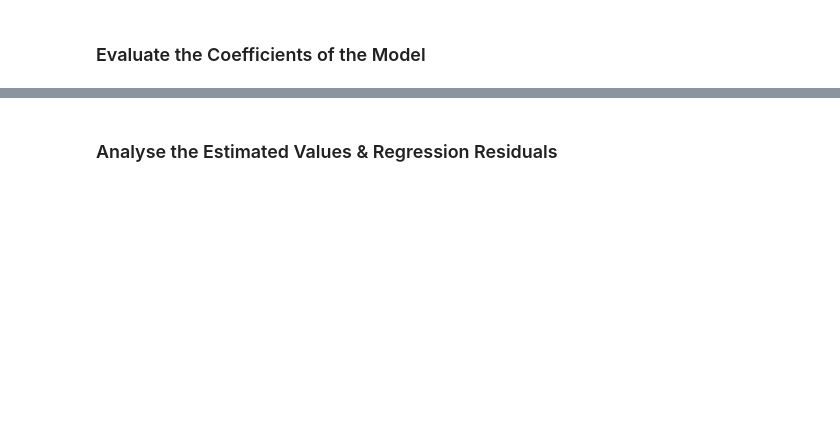
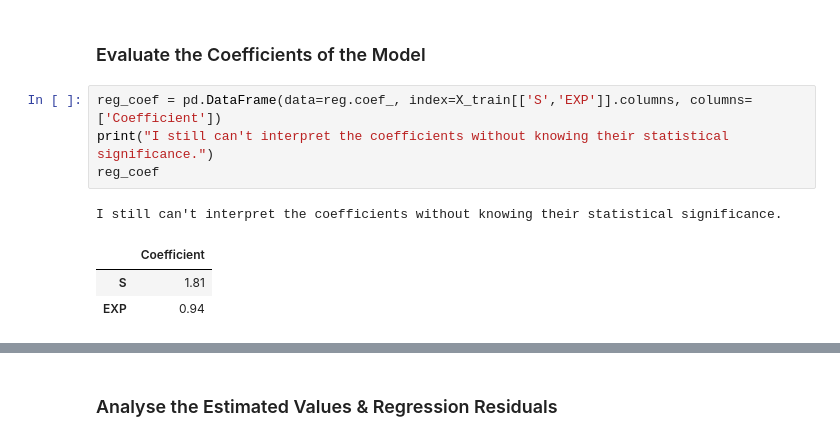
Before and after one commit to tomweinandy/100DaysOfCode, a Jupyter notebook: Projects/Day100/Determinants_of_Earnings.ipynb, the cells around one changed output, grey strips where cells are left out. Cells and saved outputs as stored; diff of their text form; blank space fills up the shorter version.

```diff
--- a/Projects/Day100/Determinants_of_Earnings.ipynb
+++ b/Projects/Day100/Determinants_of_Earnings.ipynb
@@ -268,2 +277,11 @@ Now use both years of schooling and the years work experience to predict earning
 # %% [markdown]
 ### Evaluate the Coefficients of the Model
+# %%
+reg_coef = pd.DataFrame(data=reg.coef_, index=X_train[['S','EXP']].columns, columns=['Coefficient'])
+print("I still can't interpret the coefficients without knowing their statistical significance.")
+reg_coef
+# %% [output]
+I still can't interpret the coefficients without knowing their statistical significance.
+|  | Coefficient |
+| S | 1.81 |
+| EXP | 0.94 |
```
Also changed, not shown: parts of 10 cells of this notebook.
